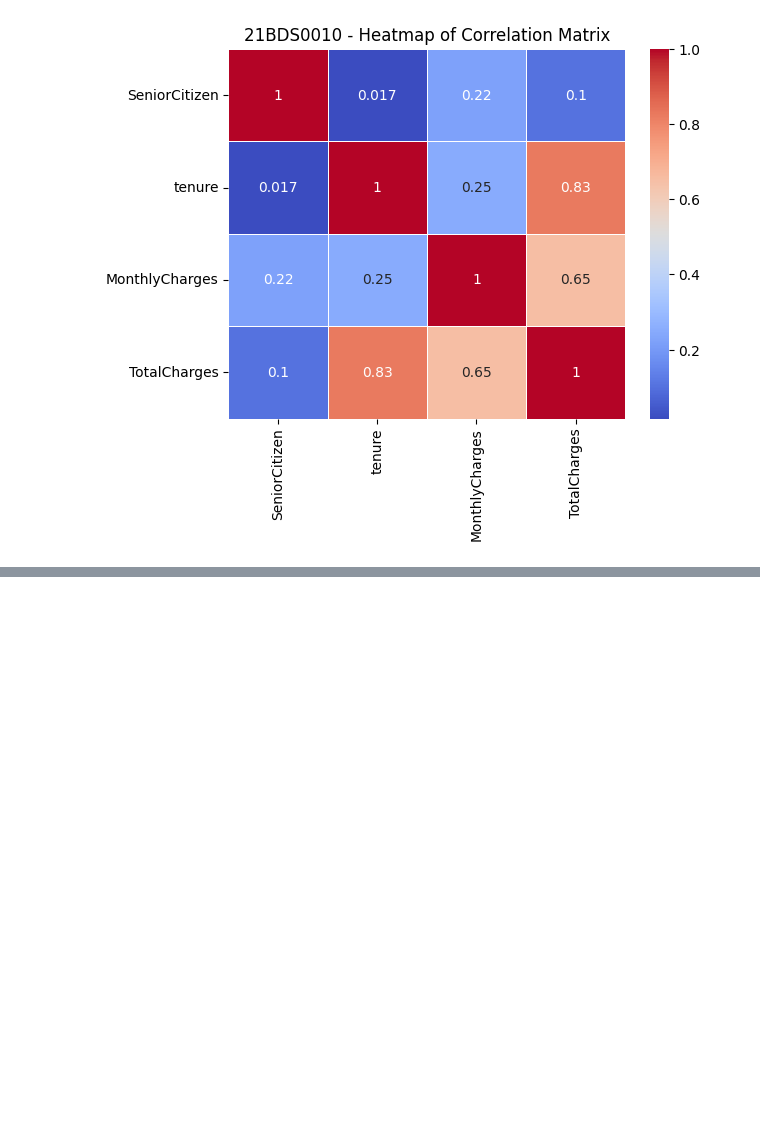
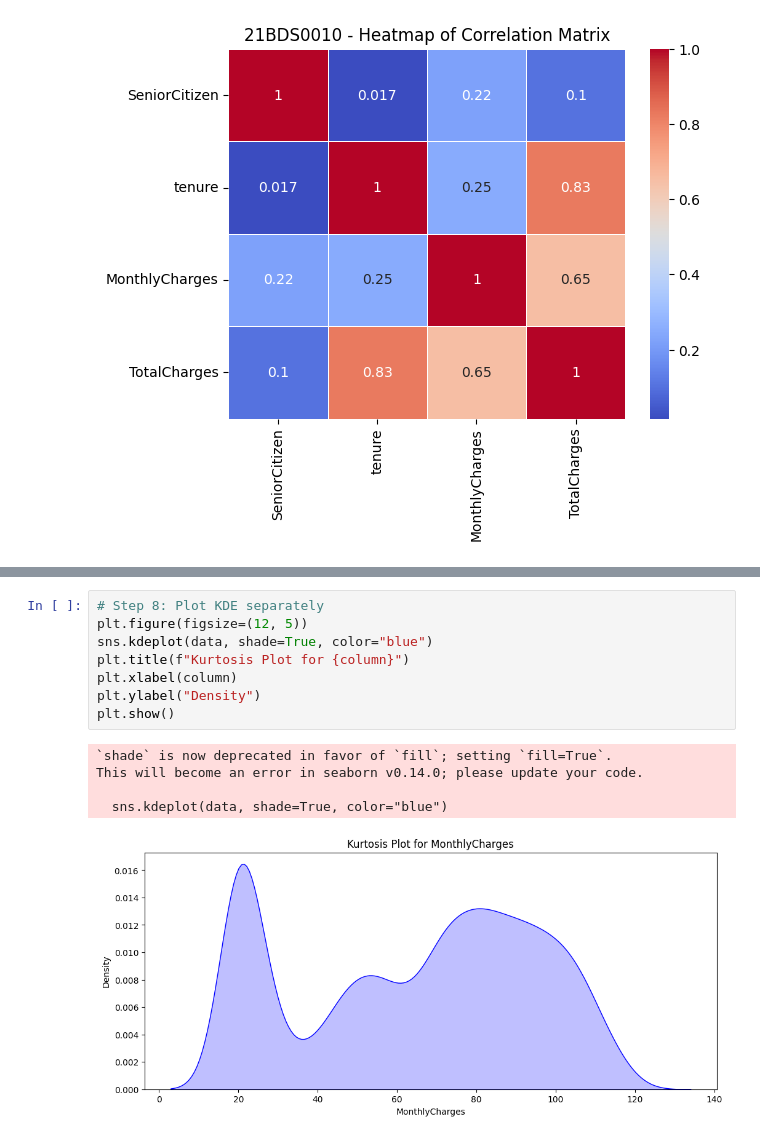
Before and after one commit to AishwaryaBilla/EDA-21BDS0010, a Jupyter notebook: 21BDS0010.ipynb, the cells around one changed output, grey strips where cells are left out. Drawn from its saved outputs; the diff is of its cells as text; blank space fills up the shorter version.

```diff
--- a/21BDS0010.ipynb
+++ b/21BDS0010.ipynb
@@ -645,0 +703,14 @@ plt.show()
+# %%
+# Step 8: Plot KDE separately
+plt.figure(figsize=(12, 5))
+sns.kdeplot(data, shade=True, color="blue")
+plt.title(f"Kurtosis Plot for {column}")
+plt.xlabel(column)
+plt.ylabel("Density")
+plt.show()
+# %% [output]
+`shade` is now deprecated in favor of `fill`; setting `fill=True`.
+This will become an error in seaborn v0.14.0; please update your code.
+
+  sns.kdeplot(data, shade=True, color="blue")
+[figure, added]
```
Also changed, not shown: parts of 7 cells of this notebook.
